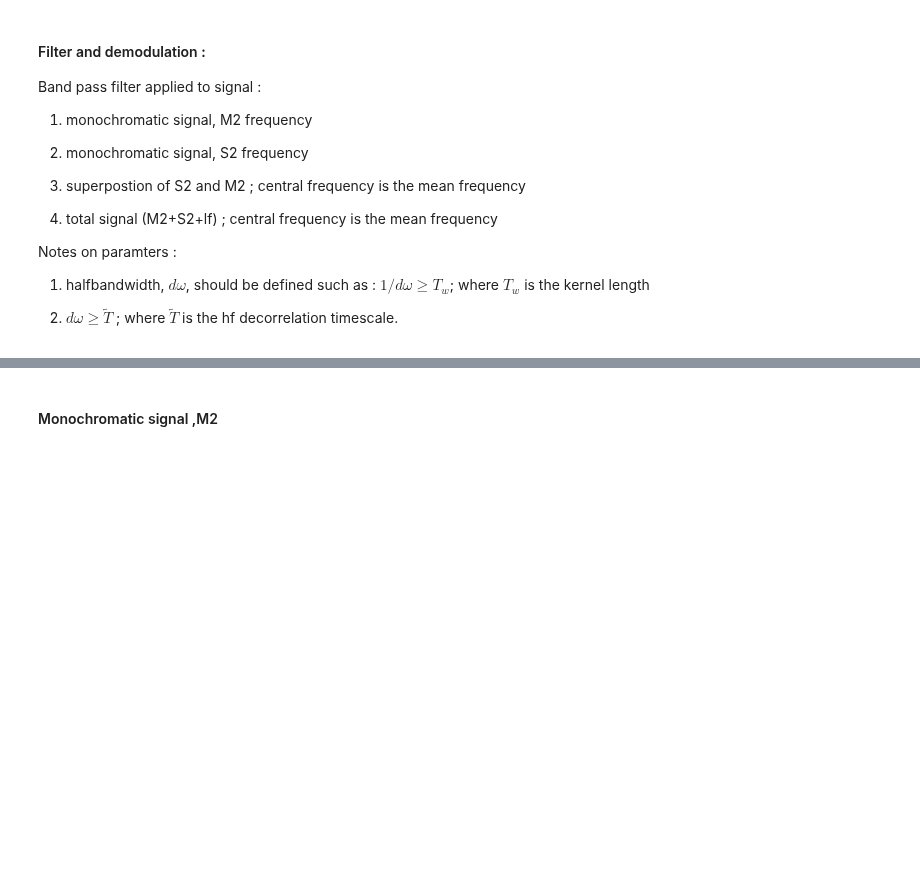
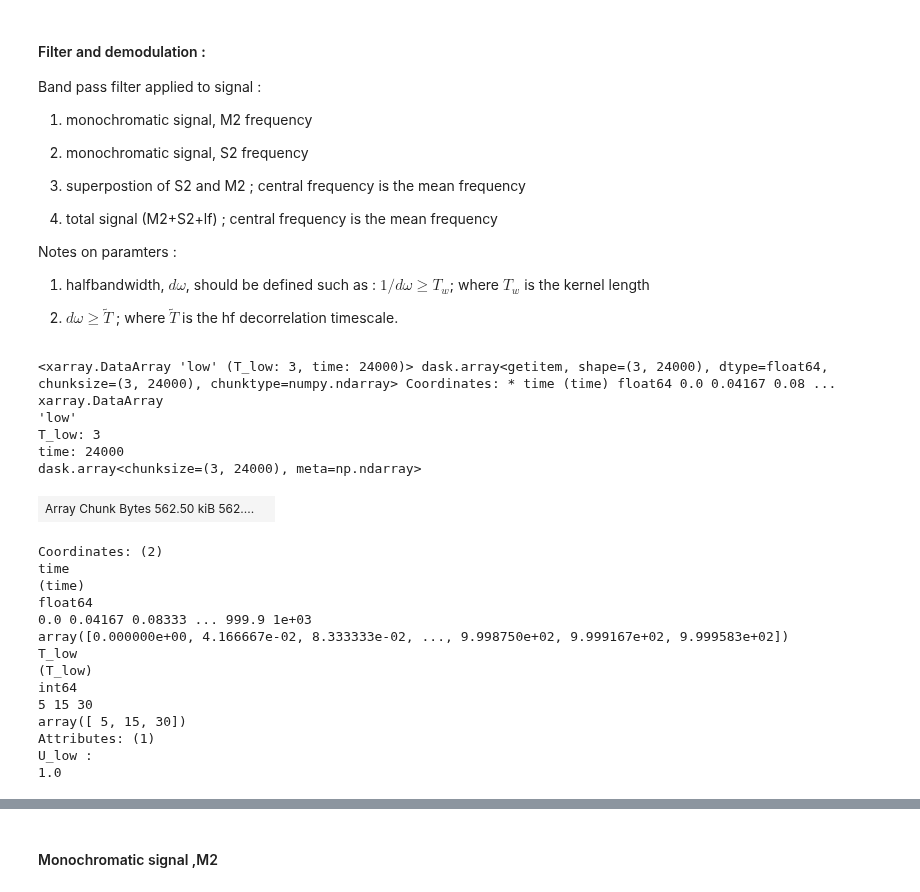
Before and after one commit to zcasparco/equinox_phd, a Jupyter notebook: synthetic_stats/bpassed_hilbert.ipynb, the cells around one changed output, grey strips where cells are left out. Cells and saved outputs as stored; diff of their text form; code cells hidden in the pictures; blank space fills up the shorter version.

```diff
--- a/synthetic_stats/bpassed_hilbert.ipynb
+++ b/synthetic_stats/bpassed_hilbert.ipynb
@@ -275,5 +331,6 @@ Attributes: (0)
 # %%
-ds['high'] = ds.high_M2+ds.high_S2
+ds['high_MS'] = ds.high_M2+ds.high_S2
+ds['high_MSNK'] = ds.high_M2+ds.high_S2+ds.high_N2+ds.high_K2
 ds['total'] = ds.high_M2+ds.high_S2+ds.low
 # %%
 fig,ax = plt.subplots(1,2,figsize=(10,5))
@@ -306,7 +363,7 @@ Notes on paramters :
 Tw = [15,30,60]
 dband = [0.1,0.2,0.3]
 _ds,h = {},{}
-for om,kind in zip([omega_M2,omega_S2,omega,omega],['high_M2','high_S2','high','total']):
+for om,kind in zip([omega_M2,omega_S2,omega,omega,omega],['high_M2','high_S2','high_MS','high_MSNK','total']):
     _ds[kind] = xr.combine_nested([[sigp.bpass_demodulate(ds[[kind]], om, band, tw)[0] for tw in Tw] for band in dband],concat_dim=['bandwidth','Tw']
                                  ).assign_coords({'Tw':Tw,'bandwidth':dband})
     h[kind] = [[sigp.bpass_demodulate(ds[[kind]], om, band, tw)[1] for tw in Tw] for band in dband]
@@ -329 +395,27 @@ def autocorrelations(ds, V,combine=False):
     return xr.merge(R)
+# %%
+_ds['low'] = ds.low
+# %%
+_ds['low']
+# %% [output]
+<xarray.DataArray 'low' (T_low: 3, time: 24000)> dask.array<getitem, shape=(3, 24000), dtype=float64, chunksize=(3, 24000), chunktype=numpy.ndarray> Coordinates: * time (time) float64 0.0 0.04167 0.08 ...
+xarray.DataArray
+'low'
+T_low: 3
+time: 24000
+dask.array<chunksize=(3, 24000), meta=np.ndarray>
+| Array Chunk Bytes 562.50 kiB 562.... |  |
+Coordinates: (2)
+time
+(time)
+float64
+0.0 0.04167 0.08333 ... 999.9 1e+03
+array([0.000000e+00, 4.166667e-02, 8.333333e-02, ..., 9.998750e+02, 9.999167e+02, 9.999583e+02])
+T_low
+(T_low)
+int64
+5 15 30
+array([ 5, 15, 30])
+Attributes: (1)
+U_low :
+1.0
```
Also changed, not shown: parts of 29 cells of this notebook.
